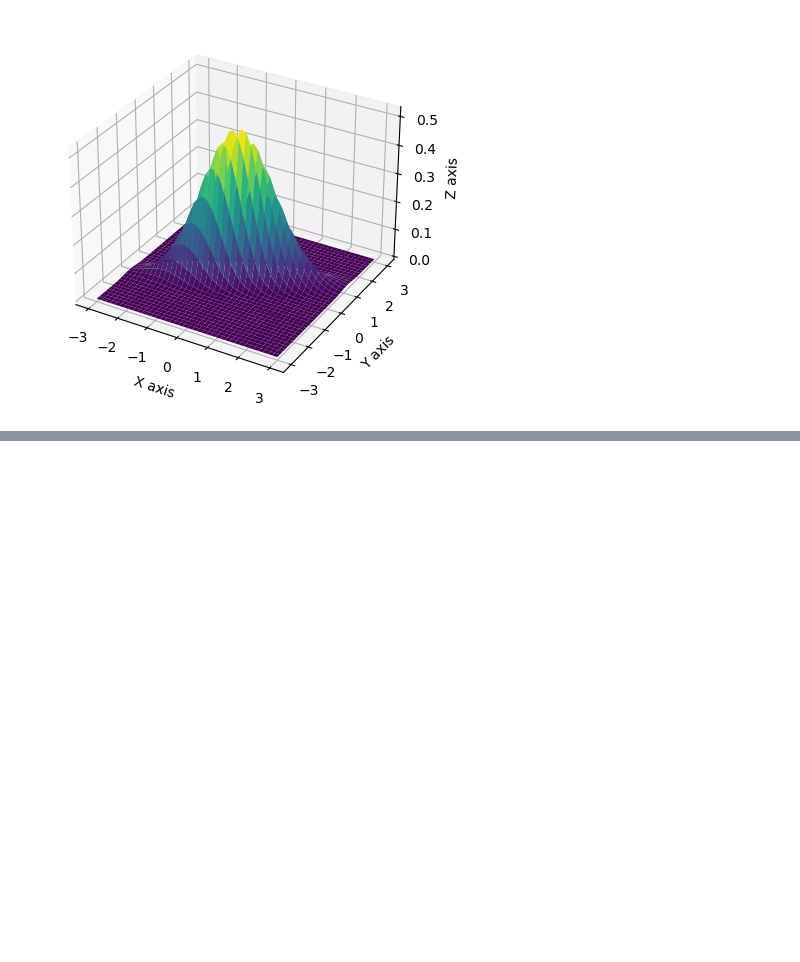
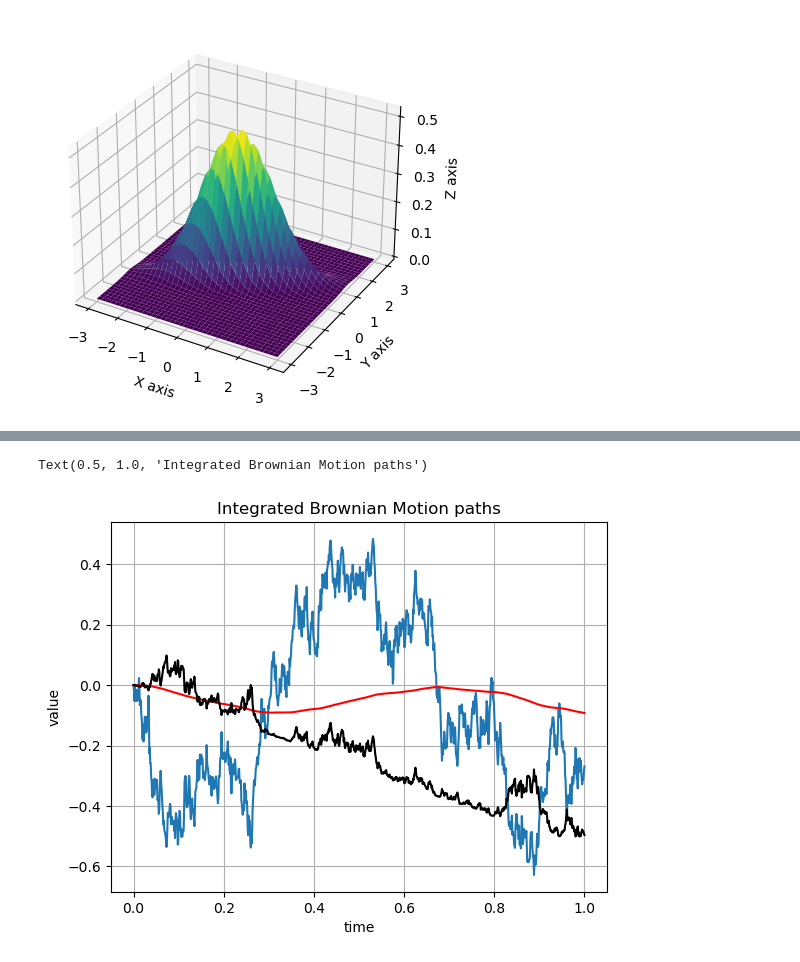
Before and after one commit to AleksandrMorozov123/My-self-educate, a Jupyter notebook: python-mathematical-modeling.ipynb, the cells around one changed output, grey strips where cells are left out. Drawn from its saved outputs; the diff is of its cells as text; code cells hidden in the pictures; blank space fills up the shorter version.

```diff
--- a/python-mathematical-modeling.ipynb
+++ b/python-mathematical-modeling.ipynb
@@ -185,0 +186,41 @@ mainCalculation ()
+# %%
+# create function for integrated Brownian motion
+def ComputeIntegrals (NoOfPaths, NoOfSteps, T):
+    Z = np.random.normal (0.0, 1.0, [NoOfPaths, NoOfSteps])
+    W = np.zeros ([NoOfPaths, NoOfSteps+1])
+    I1 = np.zeros ([NoOfPaths, NoOfSteps+1])
+    I2 = np.zeros ([NoOfPaths, NoOfSteps+1])
+    time = np.zeros ([NoOfSteps+1])
+
+    dt = T / float (NoOfSteps)
+    for i in range (0, NoOfSteps):
+        # making sure that samples from normal have mean 0 and variance 1
+        if NoOfPaths > 1: Z[:, i] = (Z[:,i] - np.mean (Z[:, i])) / np.std (Z[:, i])
+        W [:, i+1] = W [:, i] + np.power (dt, 0.5)*Z[:, i]
+        I1[:, i+1] = I1[:, i] + W [:,i]*dt
+        I2[:, i+1] = I2[:, i] + W[:, i]*(W[:,i+1]-W[:, i])
+        time [i+1] = time[i] + dt
+    paths = {'time':time, 'W':W, "I1":I1, 'I2':I2}
+    return paths
+
+NoOfPaths = 1
+NoOfSteps = 1000
+T = 1
+
+W_t = ComputeIntegrals (NoOfPaths, NoOfSteps, 1)
+timeGrid = W_t['time']
+Ws = W_t['W']
+intWsds = W_t['I1']
+intWsdWs = W_t ['I2']
+
+plt.figure (1)
+plt.plot (timeGrid, np.transpose (Ws))
+plt.plot (timeGrid, np.transpose (intWsds), 'r')
+plt.plot (timeGrid, np.transpose (intWsdWs), 'k')
+plt.grid ()
+plt.xlabel ('time')
+plt.ylabel ('value')
+plt.title ('Integrated Brownian Motion paths')
+# %% [output]
+Text(0.5, 1.0, 'Integrated Brownian Motion paths')
+[figure, added]
```
Also changed, not shown: parts of 2 cells of this notebook.
